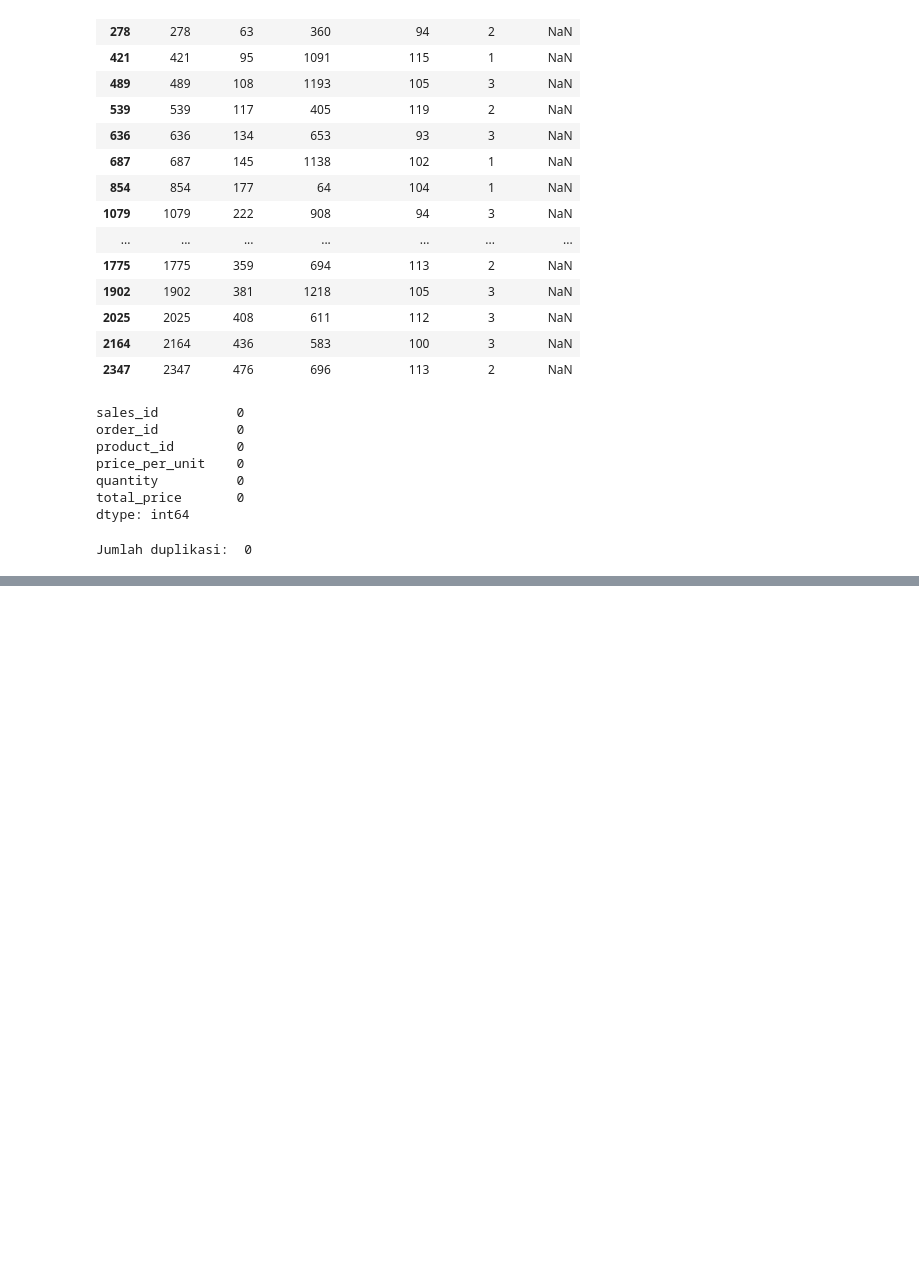
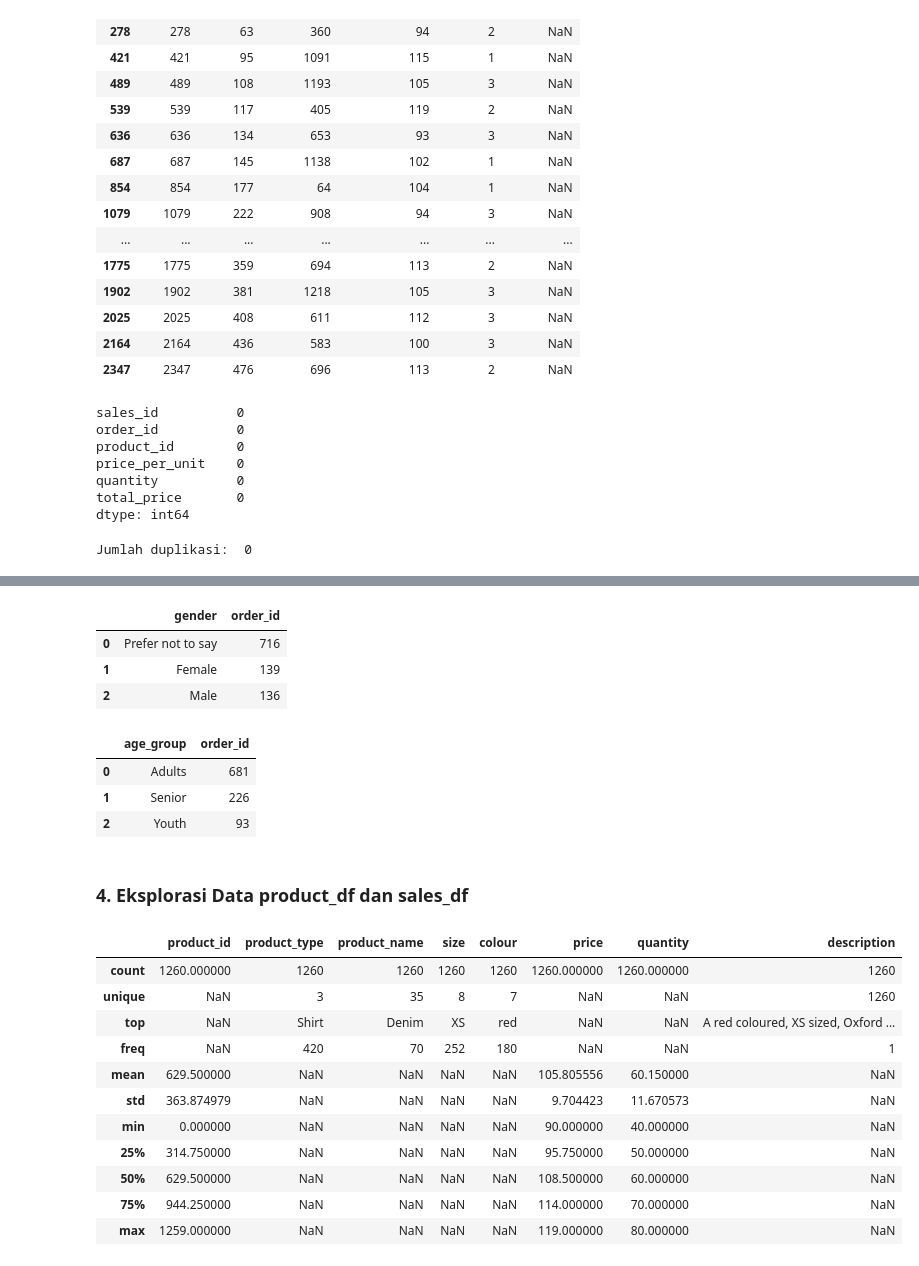
Before and after one commit to aliplizal/project_analisis_data, a Jupyter notebook: dicoding_project/notebook.ipynb, the cells around one changed output, grey strips where cells are left out. Saved outputs shown, nothing was run; the diff lists cells and outputs as text; code cells hidden in the pictures; blank space fills up the shorter version.

```diff
--- a/dicoding_project/notebook.ipynb
+++ b/dicoding_project/notebook.ipynb
@@ -380,0 +627,34 @@ sales_df.describe()
+# %%
+# jumlah order berdasarkan gender
+orders_customers_df.groupby(by="gender").order_id.nunique().sort_values(ascending=False).reset_index()
+# %% [output]
+|  | gender | order_id |
+| 0 | Prefer not to say | 716 |
+| 1 | Female | 139 |
+| 2 | Male | 136 |
+# %%
+# jumlah order berdasarkan kelompok usia
+orders_customers_df["age_group"] = orders_customers_df.age.apply(lambda x: "Youth" if x <= 24 else("Senior" if x > 64 else "Adults"))
+orders_customers_df.groupby(by="age_group").order_id.nunique().sort_values(ascending=False).reset_index()
+# %% [output]
+|  | age_group | order_id |
+| 0 | Adults | 681 |
+| 1 | Senior | 226 |
+| 2 | Youth | 93 |
+# %% [markdown]
+### 4. Eksplorasi Data product_df dan sales_df
+# %%
+product_df.describe(include="all")
+# %% [output]
+|  | product_id | product_type | product_name | size | colour | price | quantity | description |
+| count | 1260.000000 | 1260 | 1260 | 1260 | 1260 | 1260.000000 | 1260.000000 | 1260 |
+| unique | NaN | 3 | 35 | 8 | 7 | NaN | NaN | 1260 |
+| top | NaN | Shirt | Denim | XS | red | NaN | NaN | A red coloured, XS sized, Oxford ... |
+| freq | NaN | 420 | 70 | 252 | 180 | NaN | NaN | 1 |
+| mean | 629.500000 | NaN | NaN | NaN | NaN | 105.805556 | 60.150000 | NaN |
+| std | 363.874979 | NaN | NaN | NaN | NaN | 9.704423 | 11.670573 | NaN |
+| min | 0.000000 | NaN | NaN | NaN | NaN | 90.000000 | 40.000000 | NaN |
+| 25% | 314.750000 | NaN | NaN | NaN | NaN | 95.750000 | 50.000000 | NaN |
+| 50% | 629.500000 | NaN | NaN | NaN | NaN | 108.500000 | 60.000000 | NaN |
+| 75% | 944.250000 | NaN | NaN | NaN | NaN | 114.000000 | 70.000000 | NaN |
+| max | 1259.000000 | NaN | NaN | NaN | NaN | 119.000000 | 80.000000 | NaN |
```
Also changed, not shown: parts of 53 cells of this notebook.
